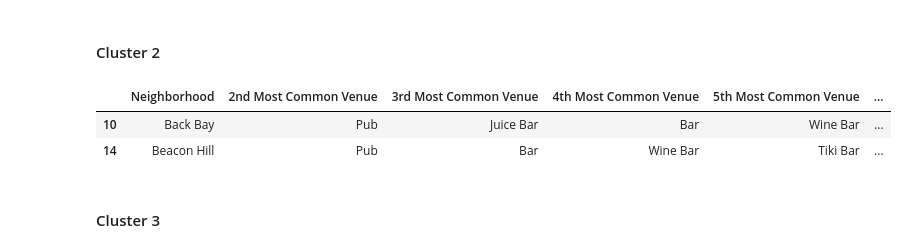
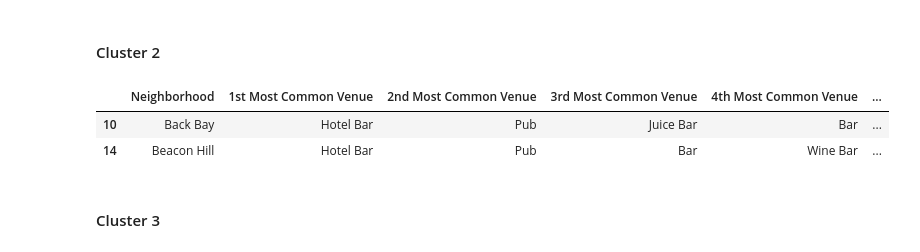
Before and after one commit to Ozzy878/Coursera_Capstone, a Jupyter notebook: Battle of the Neighborhoods/IBM_Final_CapstoneProject.ipynb, the cells around one changed output. Saved outputs shown, nothing was run; the diff lists cells and outputs as text; code cells hidden in the pictures.

```diff
--- a/Battle of the Neighborhoods/IBM_Final_CapstoneProject.ipynb
+++ b/Battle of the Neighborhoods/IBM_Final_CapstoneProject.ipynb
@@ -731,12 +699,12 @@ map_clusters
 #### Cluster 2
 # %%
 cl2 = boston_merged.loc[boston_merged['Bars and Pubs']
-                        == 1, boston_merged.columns[[0] + list(range(6, boston_merged.shape[1]))]]
+                        == 1, boston_merged.columns[[0] + list(range(5, boston_merged.shape[1]))]]
 cl2
 # %% [output]
-|  | Neighborhood | 2nd Most Common Venue | 3rd Most Common Venue | 4th Most Common Venue | 5th Most Common Venue | ... |
-| 10 | Back Bay | Pub | Juice Bar | Bar | Wine Bar | ... |
-| 14 | Beacon Hill | Pub | Bar | Wine Bar | Tiki Bar | ... |
+|  | Neighborhood | 1st Most Common Venue | 2nd Most Common Venue | 3rd Most Common Venue | 4th Most Common Venue | ... |
+| 10 | Back Bay | Hotel Bar | Pub | Juice Bar | Bar | ... |
+| 14 | Beacon Hill | Hotel Bar | Pub | Bar | Wine Bar | ... |
 # %% [markdown]
 #### Cluster 3
 # %%
```
Also changed, not shown: parts of 10 cells of this notebook.
